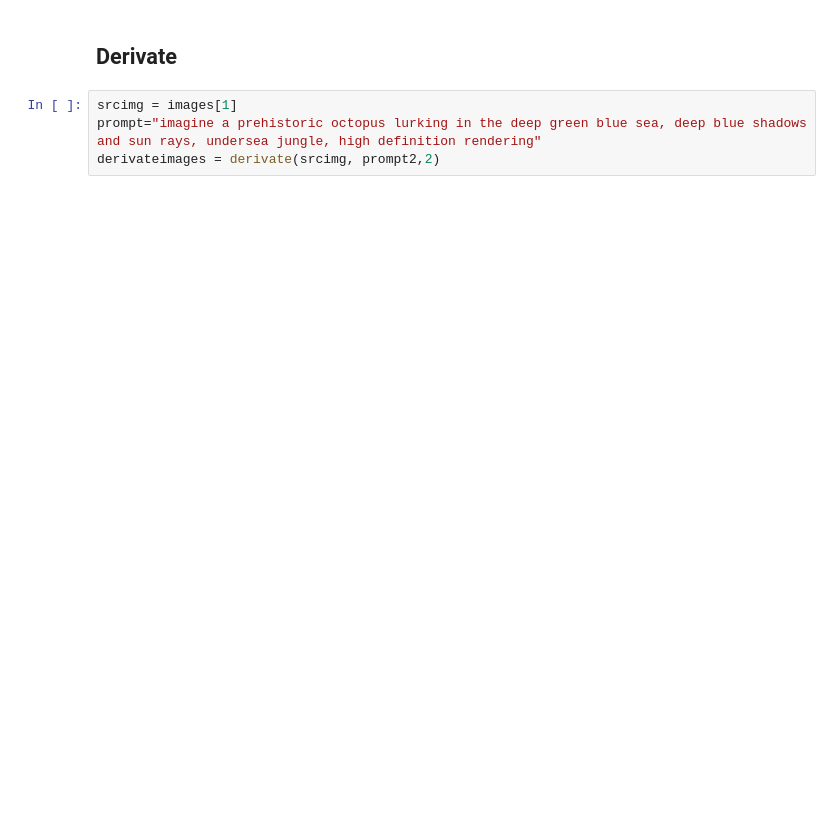
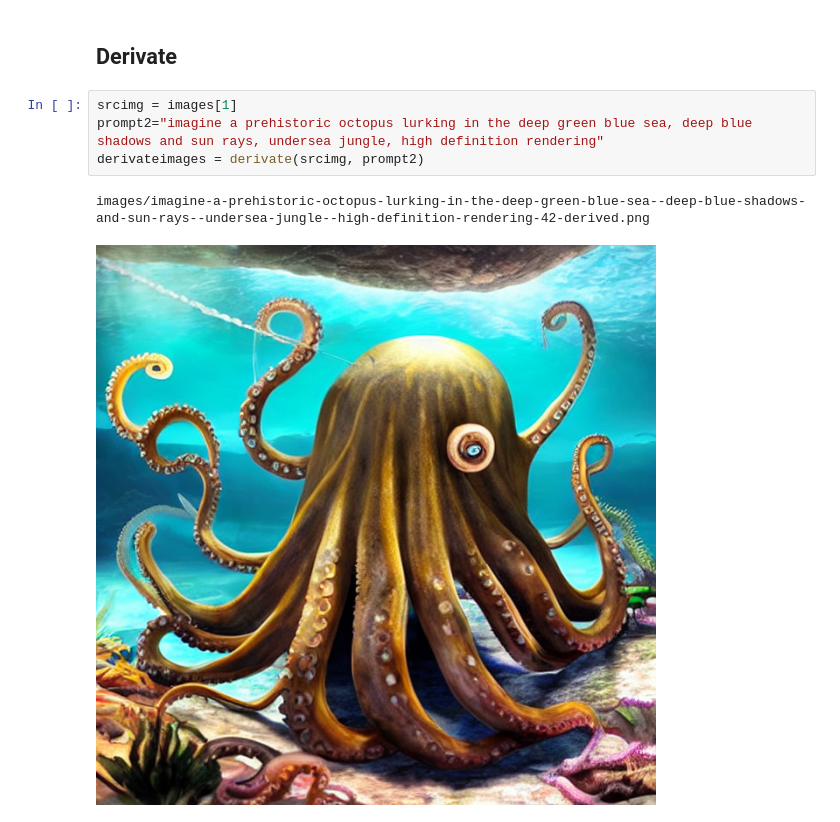
Before and after one commit to kyrlian/stable-diffusion, a Jupyter notebook: stablediffusion-derivate-img2img.ipynb, the cells around one changed output. Saved outputs shown, nothing was run; the diff lists cells and outputs as text; blank space fills up the shorter version.

```diff
--- a/stablediffusion-derivate-img2img.ipynb
+++ b/stablediffusion-derivate-img2img.ipynb
@@ -85,5 +133,8 @@ images=generate(prompt,2)
 ## Derivate
 # %%
 srcimg = images[1]
-prompt="imagine a prehistoric octopus lurking in the deep green blue sea, deep blue shadows and sun rays, undersea jungle, high definition rendering"
-derivateimages = derivate(srcimg, prompt2,2)
+prompt2="imagine a prehistoric octopus lurking in the deep green blue sea, deep blue shadows and sun rays, undersea jungle, high definition rendering"
+derivateimages = derivate(srcimg, prompt2)
+# %% [output]
+images/imagine-a-prehistoric-octopus-lurking-in-the-deep-green-blue-sea--deep-blue-shadows-and-sun-rays--undersea-jungle--high-definition-rendering-42-derived.png
+[figure, added]
```
Also changed, not shown: parts of 6 cells of this notebook, 5 other files.
